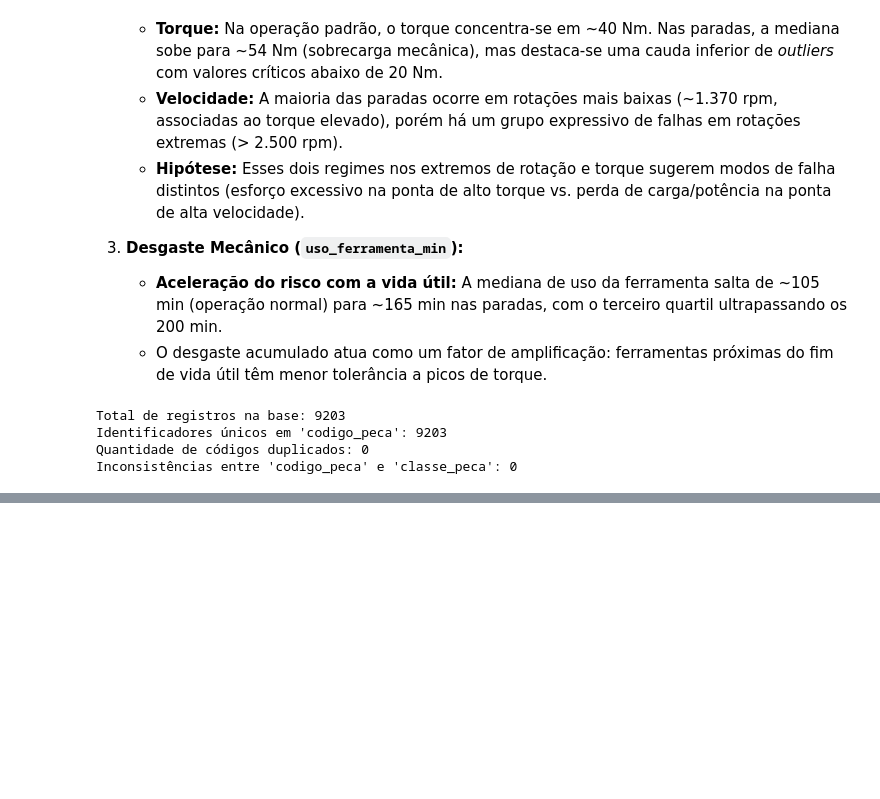
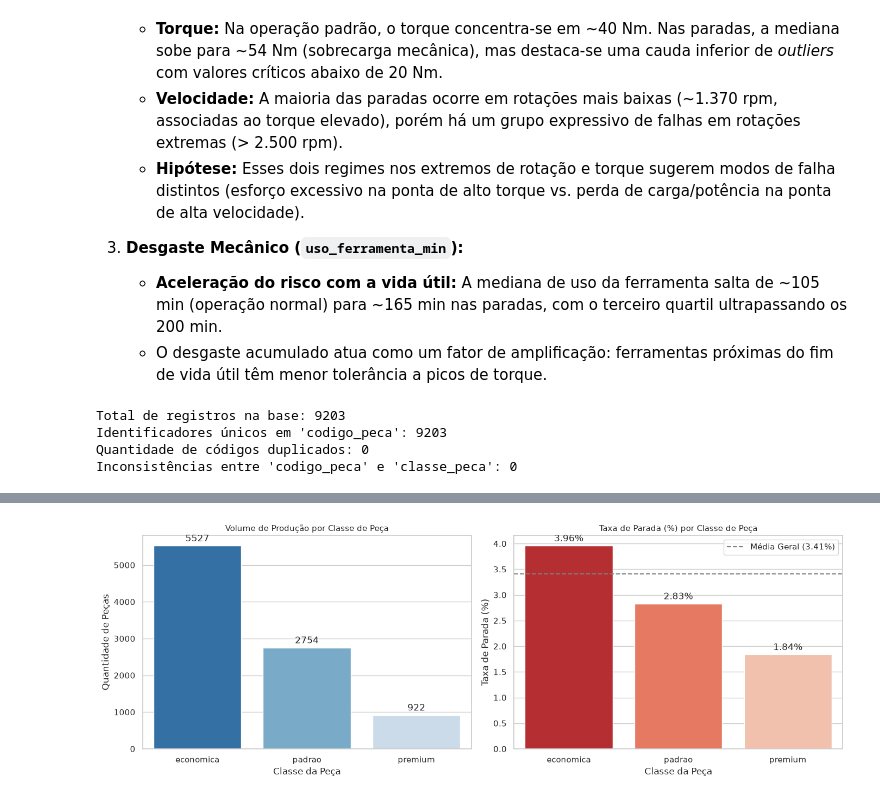
Before and after one commit to Gabverz/Preventive_maint, a Jupyter notebook: notebooks/01_eda.ipynb, the cells around one changed output, grey strips where cells are left out. Saved outputs shown, nothing was run; the diff lists cells and outputs as text; code cells hidden in the pictures; blank space fills up the shorter version.

Commit message:
feat(eda): adiciona analise de classe_peca e engenharia de delta_temp e potencia

```diff
--- a/notebooks/01_eda.ipynb
+++ b/notebooks/01_eda.ipynb
@@ -195,3 +195,92 @@ Total de registros na base: 9203
 Identificadores únicos em 'codigo_peca': 9203
 Quantidade de códigos duplicados: 0
 Inconsistências entre 'codigo_peca' e 'classe_peca': 0
+# %%
+# Célula: Análise da taxa de paradas por classe de peça
+# Objetivo: Quantificar se o risco de parada varia conforme a classe da peça (econômica, padrão ou premium)
+# sem uso de funções anônimas (lambda) ou .apply, priorizando operações vetorizadas nativas.
+
+# 1. Agregação com métodos nativos do pandas (count, sum, mean)
+taxa_classe = (
+    df.groupby("classe_peca")["parada"]
+    .agg(total_pecas="count", total_paradas="sum", taxa_parada_pct="mean")
+    .reset_index()
+)
+
+# 2. Cálculo percentual vetorizado direto
+taxa_classe["taxa_parada_pct"] = (taxa_classe["taxa_parada_pct"] * 100).round(
+    2
+)
+taxa_classe["participacao_producao_pct"] = (
+    (taxa_classe["total_pecas"] / len(df)) * 100
+).round(2)
+
+# 3. Ordenação por taxa de falha para facilitar a visualização
+taxa_classe = taxa_classe.sort_values(
+    by="taxa_parada_pct", ascending=False
+).reset_index(drop=True)
+display(taxa_classe)
+
+# 4. Visualização gráfica: Volume de Produção vs. Taxa de Falha
+fig, (ax1, ax2) = plt.subplots(1, 2, figsize=(14, 5))
+
+# Gráfico 1: Volume absoluto de peças usinadas por classe
+sns.barplot(
+    data=taxa_classe,
+    x="classe_peca",
+    y="total_pecas",
+    palette="Blues_r",
+    hue="classe_peca",
+    legend=False,
+    ax=ax1,
+)
+ax1.set_title("Volume de Produção por Classe de Peça", fontsize=11)
+ax1.set_xlabel("Classe da Peça")
+ax1.set_ylabel("Quantidade de Peças")
+
+for p in ax1.patches:
+    ax1.annotate(
+        f"{int(p.get_height())}",
+        (p.get_x() + p.get_width() / 2.0, p.get_height()),
+        ha="center",
+        va="bottom",
+        xytext=(0, 3),
+        textcoords="offset points",
+    )
+
+# Gráfico 2: Taxa percentual de parada por classe
+media_geral_pct = (df["parada"].mean() * 100).round(2)
+
+sns.barplot(
+    data=taxa_classe,
+    x="classe_peca",
+    y="taxa_parada_pct",
+    palette="Reds_r",
+    hue="classe_peca",
+    legend=False,
+    ax=ax2,
+)
+ax2.axhline(
+    media_geral_pct,
+    color="gray",
+    linestyle="--",
+    label=f"Média Geral ({media_geral_pct}%)",
+)
+ax2.set_title("Taxa de Parada (%) por Classe de Peça", fontsize=11)
+ax2.set_xlabel("Classe da Peça")
+ax2.set_ylabel("Taxa de Parada (%)")
+ax2.legend()
+
+for p in ax2.patches:
+    ax2.annotate(
+        f"{p.get_height():.2f}%",
+        (p.get_x() + p.get_width() / 2.0, p.get_height()),
+        ha="center",
+        va="bottom",
+        xytext=(0, 3),
+        textcoords="offset points",
+    )
+
+plt.tight_layout()
+plt.show()
+# %% [output]
@@ -197,0 +291 @@ Inconsistências entre 'codigo_peca' e 'classe_peca': 0
+[figure, added]
```
Also changed, not shown: parts of 3 cells of this notebook.
